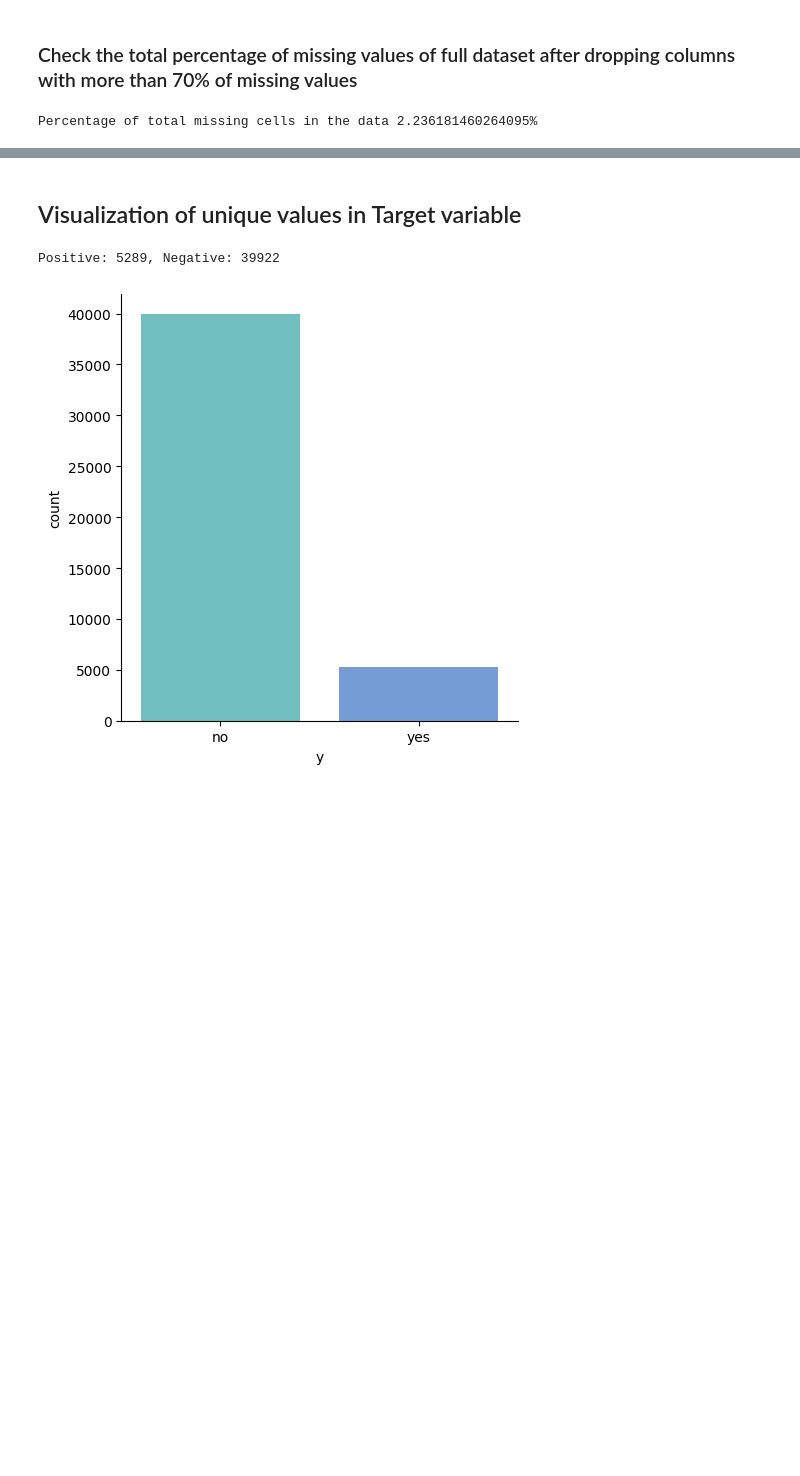
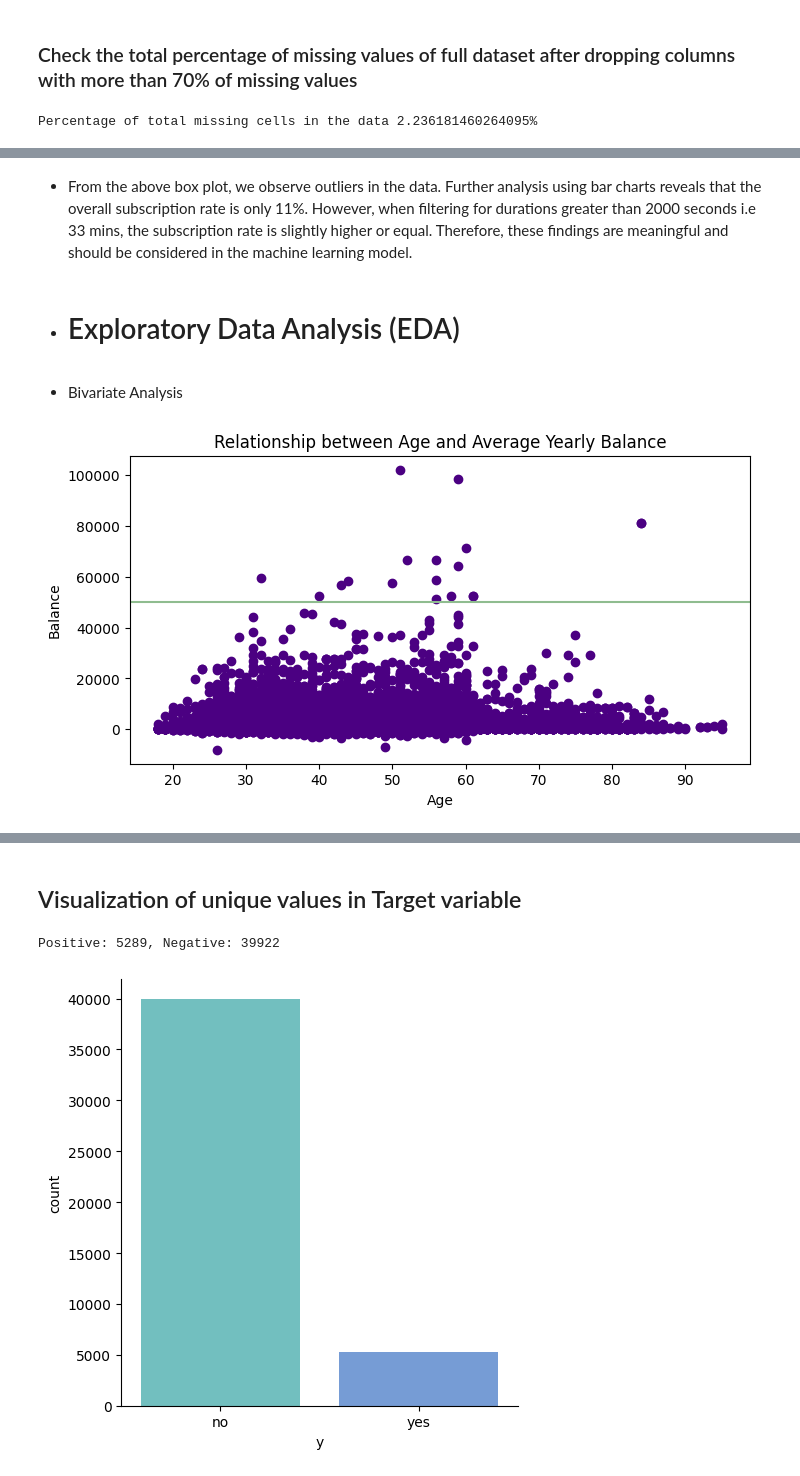
Before and after one commit to Jatindra23/bank_deposit_prediction, a Jupyter notebook: bankEDA.ipynb, the cells around one changed output, grey strips where cells are left out. Drawn from its saved outputs; the diff is of its cells as text; code cells hidden in the pictures; blank space fills up the shorter version.

```diff
--- a/bankEDA.ipynb
+++ b/bankEDA.ipynb
@@ -176,0 +233,17 @@ Percentage of total missing cells in the data 2.236181460264095%
+# %% [markdown]
+- From the above box plot, we observe outliers in the data. Further analysis using bar charts reveals that the overall subscription rate is only 11%. However, when filtering for durations greater than 2000 seconds i.e 33 mins, the subscription rate is slightly higher or equal. Therefore, these findings are meaningful and should be considered in the machine learning model.
+# %% [markdown]
+- # Exploratory Data Analysis (EDA)
+# %% [markdown]
+- Bivariate Analysis
+# %%
+ #Age and balance
+plt.figure(figsize = [8,4])
+plt.title('Relationship between Age and Average Yearly Balance')
+plt.scatter(df.age, df.balance, color  = 'indigo')
+plt.xlabel('Age')
+plt.axhline(y = 50000, color='darkseagreen')
+plt.ylabel('Balance')
+plt.show()
+# %% [output]
+[figure, added]
```
Also changed, not shown: parts of 51 cells of this notebook, 7 other files.
